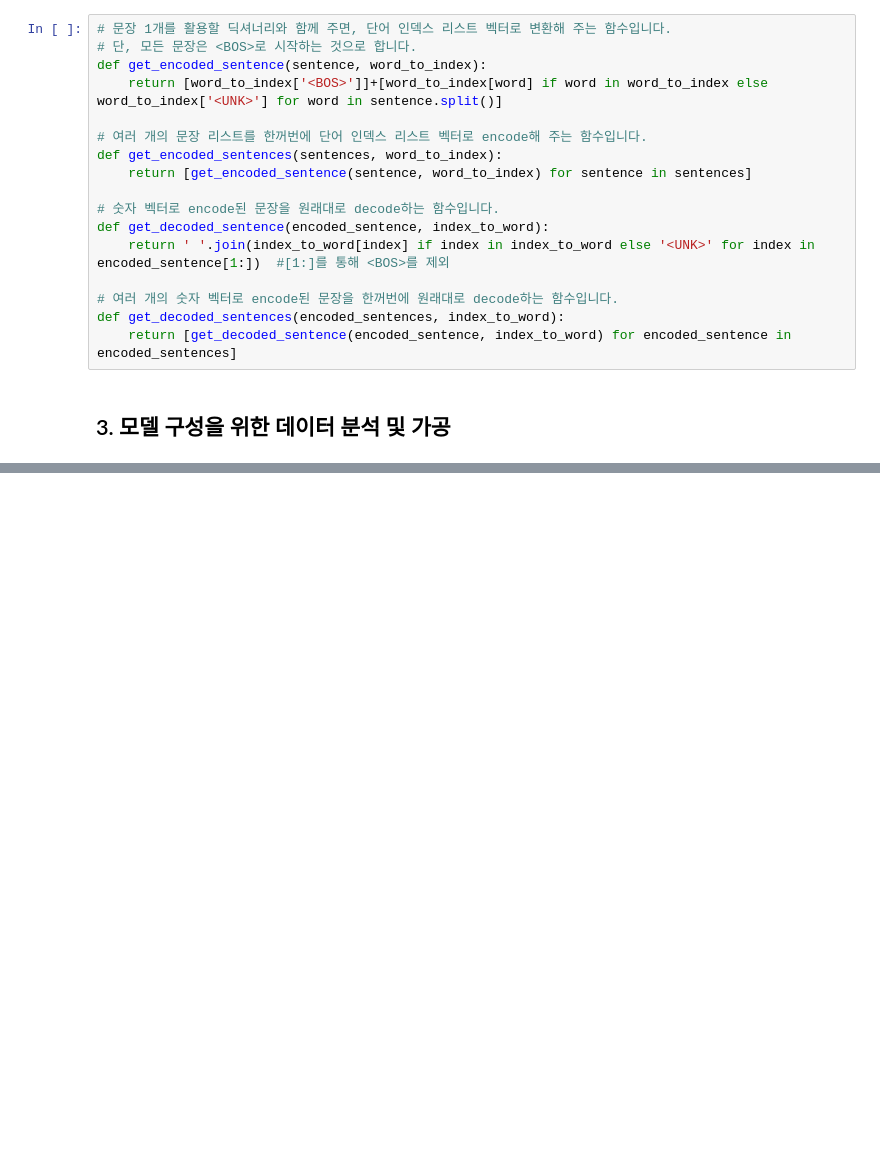
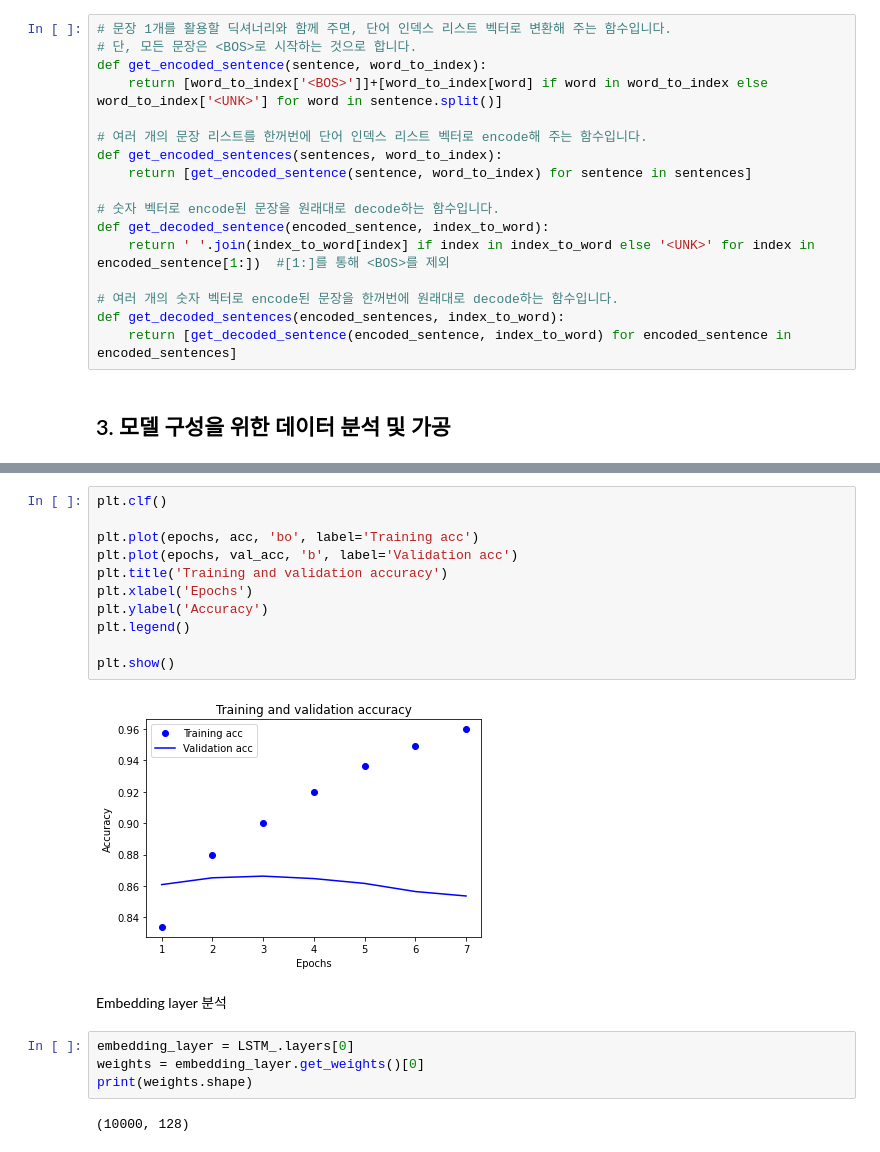
Before and after one commit to inistory/AIFFEL, a Jupyter notebook: E07/E07.ipynb, the cells around one changed output, grey strips where cells are left out. Cells and saved outputs as stored; diff of their text form; blank space fills up the shorter version.

```diff
--- a/E07/E07.ipynb
+++ b/E07/E07.ipynb
@@ -124,0 +284,21 @@ def get_decoded_sentences(encoded_sentences, index_to_word):
+# %%
+plt.clf()
+
+plt.plot(epochs, acc, 'bo', label='Training acc')
+plt.plot(epochs, val_acc, 'b', label='Validation acc')
+plt.title('Training and validation accuracy')
+plt.xlabel('Epochs')
+plt.ylabel('Accuracy')
+plt.legend()
+
+plt.show()
+# %% [output]
+[figure, added]
+# %% [markdown]
+Embedding layer 분석
+# %%
+embedding_layer = LSTM_.layers[0]
+weights = embedding_layer.get_weights()[0]
+print(weights.shape)
+# %% [output]
+(10000, 128)
```
Also changed, not shown: parts of 51 cells of this notebook, 4 other files.
